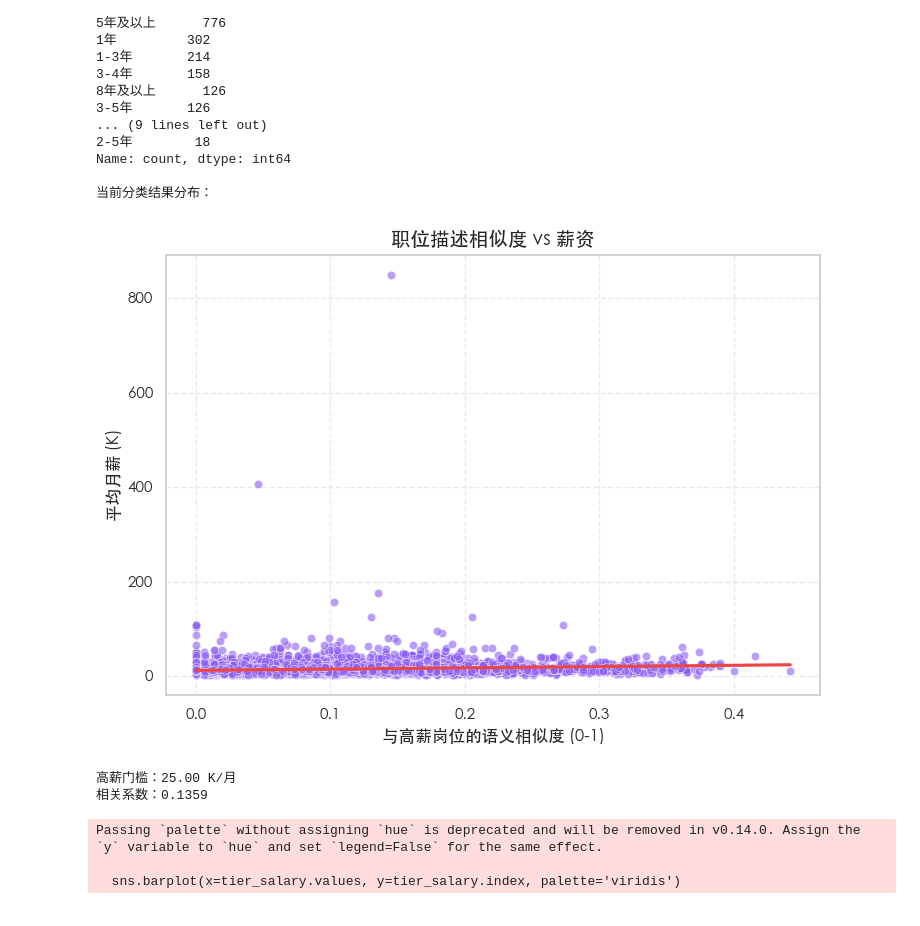
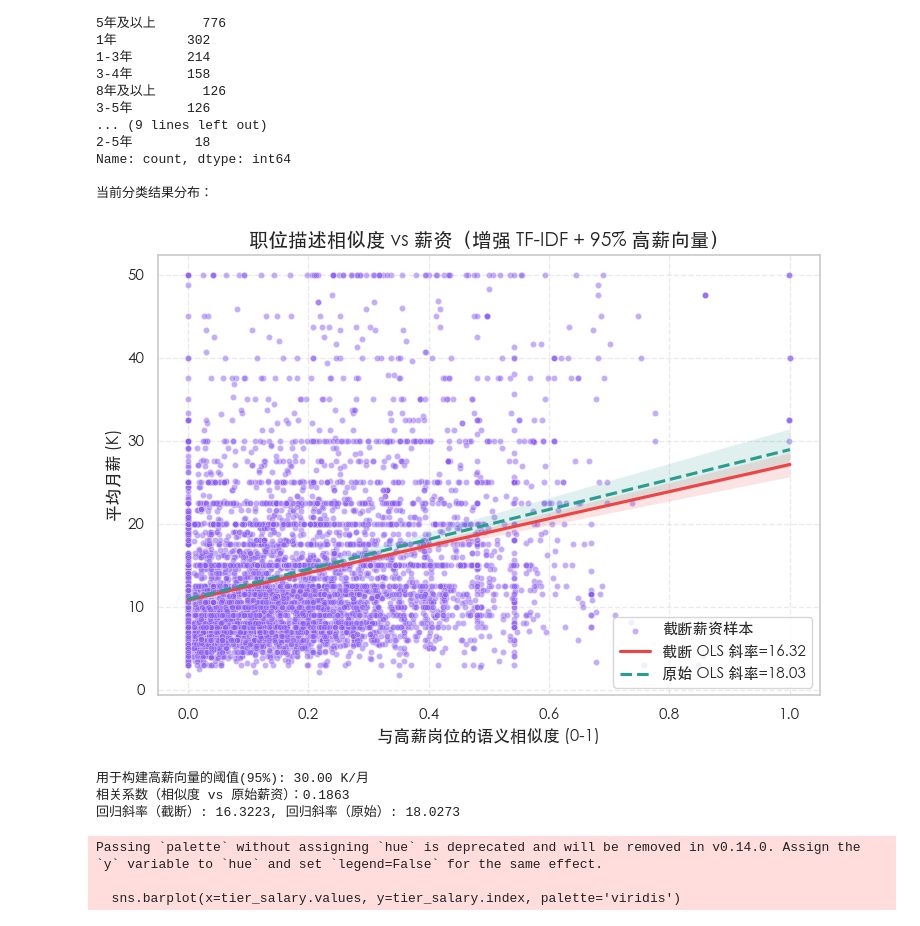
Before and after one commit to wunsir/Data-Science-and-AI, a Jupyter notebook: 前程无忧统计分析.ipynb, the cells around one changed output. Saved outputs shown, nothing was run; the diff lists cells and outputs as text; code cells hidden in the pictures.

```diff
--- a/前程无忧统计分析.ipynb
+++ b/前程无忧统计分析.ipynb
@@ -501,7 +494,7 @@ Name: count, dtype: int64
 
 当前分类结果分布：
 # %%
-# 职位描述语义相似度与薪资关系
+# 职位描述语义相似度与薪资关系（增强版：更丰富 TF-IDF + 顶部聚合向量(95%) + 99% 截断薪资）
 import numpy as np
 from sklearn.feature_extraction.text import TfidfVectorizer
 from sklearn.metrics.pairwise import cosine_similarity
@@ -519,47 +512,78 @@ else:
         '的','和','了','与','在','是','等','及','负责','进行','工作','相关','职位','要求','任职',
         '优先','具有','具备','我们','岗位','薪资','福利','以上','学历','经验','不限','能够','熟练','团队',
         '员工','公司','客户'
     }
 
-    vectorizer = TfidfVectorizer(max_features=1000, stop_words=list(base_stopwords))
+    # 使用更丰富的 ngram 与更多特征以提高描述区分度
+    vectorizer = TfidfVectorizer(max_features=3000, stop_words=list(base_stopwords), ngram_range=(1,2))
     try:
         tfidf_matrix = vectorizer.fit_transform(valid_df['content'])
     except ValueError:
         print('职位描述文本不足，无法构建TF-IDF矩阵。')
     else:
-        high_salary_threshold = df['avg_salary'].quantile(0.90)
+        # 使用更极端的高薪聚合向量（95%）以增强差异
+        high_salary_threshold = df['avg_salary'].quantile(0.95)
         high_salary_docs = valid_df[valid_df['avg_salary'] >= high_salary_threshold]['content'].str.cat(sep=' ').strip()
         if not high_salary_docs:
-            high_salary_docs = valid_df['content'].str.cat(sep=' ')
+            high_salary_docs = valid_df[valid_df['avg_salary'] >= df['avg_salary'].quantile(0.90)]['content'].str.cat(sep=' ').strip()
+            if not high_salary_docs:
+                high_salary_docs = valid_df['content'].str.cat(sep=' ')
 
         high_salary_vector = vectorizer.transform([high_salary_docs])
         similarity_scores = cosine_similarity(tfidf_matrix, high_salary_vector).ravel()
+
+        # 归一化相似度到 0-1
+        sim_min, sim_max = similarity_scores.min(), similarity_scores.max()
+        if sim_max - sim_min > 0:
+            similarity_scores = (similarity_scores - sim_min) / (sim_max - sim_min)
 
         df['similarity_score'] = np.nan
         df.loc[valid_df.index, 'similarity_score'] = similarity_scores
         valid_df['similarity_score'] = similarity_scores
 
+        # 对薪资做 99% 截断以减少极端值影响，但显示回归用原始与截断两者斜率
+        upper_cap = valid_df['avg_salary'].quantile(0.99)
+        valid_df['avg_salary_capped'] = valid_df['avg_salary'].clip(upper=upper_cap)
+
+        # 画图：散点 + 截断薪资回归线 + 原始薪资回归线 (用更醒目的线条)
         plt.figure(figsize=(7.5, 5.5))
-        sns.scatterplot(x='similarity_score', y='avg_salary', data=valid_df, alpha=0.6, color='#8b5cf6')
-        sns.regplot(x='similarity_score', y='avg_salary', data=valid_df, scatter=False, color='#ef4444')
-        plt.title('职位描述相似度 vs 薪资', fontsize=14)
+        sns.scatterplot(x='similarity_score', y='avg_salary_capped', data=valid_df, alpha=0.5, color='#8b5cf6', s=20, label='截断薪资样本')
+
+        # OLS 回归（截断薪资）
+        X = sm.add_constant(valid_df['similarity_score'])
+        try:
+            model_cap = sm.OLS(valid_df['avg_salary_capped'], X).fit()
+            slope_cap = model_cap.params.get('similarity_score', np.nan)
+            sns.regplot(x='similarity_score', y='avg_salary_capped', data=valid_df, scatter=False, color='#ef4444', label=f'截断 OLS 斜率={slope_cap:.2f}')
+        except Exception:
+            slope_cap = np.nan
+
+        # OLS 回归（原始薪资）用于对比
+        try:
+            model_raw = sm.OLS(valid_df['avg_salary'], X).fit()
+            slope_raw = model_raw.params.get('similarity_score', np.nan)
+            sns.regplot(x='similarity_score', y='avg_salary', data=valid_df, scatter=False, color='#2a9d8f', label=f'原始 OLS 斜率={slope_raw:.2f}', line_kws={'linestyle':'--'})
+        except Exception:
+            slope_raw = np.nan
+
+        plt.title('职位描述相似度 vs 薪资（增强 TF-IDF + 95% 高薪向量）', fontsize=14)
         plt.xlabel('与高薪岗位的语义相似度 (0-1)')
         plt.ylabel('平均月薪 (K)')
+        plt.legend()
         plt.grid(True, linestyle='--', alpha=0.4)
         plt.tight_layout()
         plt.savefig('./website/data/picture/qcwy职位描述相似度与薪资关系.png', dpi=300, bbox_inches='tight')
         plt.show()
 
-        print(f'高薪门槛：{high_salary_threshold:.2f} K/月')
+        print(f'用于构建高薪向量的阈值(95%): {high_salary_threshold:.2f} K/月')
         corr_value = valid_df['similarity_score'].corr(valid_df['avg_salary'])
-        if corr_value is not None and not np.isnan(corr_value):
-            print(f'相关系数：{corr_value:.4f}')
-        else:
-            print('相关系数无法计算：样本不足。')
+        print(f'相关系数（相似度 vs 原始薪资）：{corr_value:.4f}')
+        print(f'回归斜率（截断）: {slope_cap:.4f}, 回归斜率（原始）: {slope_raw:.4f}')
 # %% [output]
-[figure, old version]
+[figure, new version]
-高薪门槛：25.00 K/月
-相关系数：0.1359
+用于构建高薪向量的阈值(95%): 30.00 K/月
+相关系数（相似度 vs 原始薪资）：0.1863
+回归斜率（截断）: 16.3223, 回归斜率（原始）: 18.0273
 # %%
 # 城市等级薪资差异
 import re
```
Also changed, not shown: parts of 9 cells of this notebook, 21 other files.
